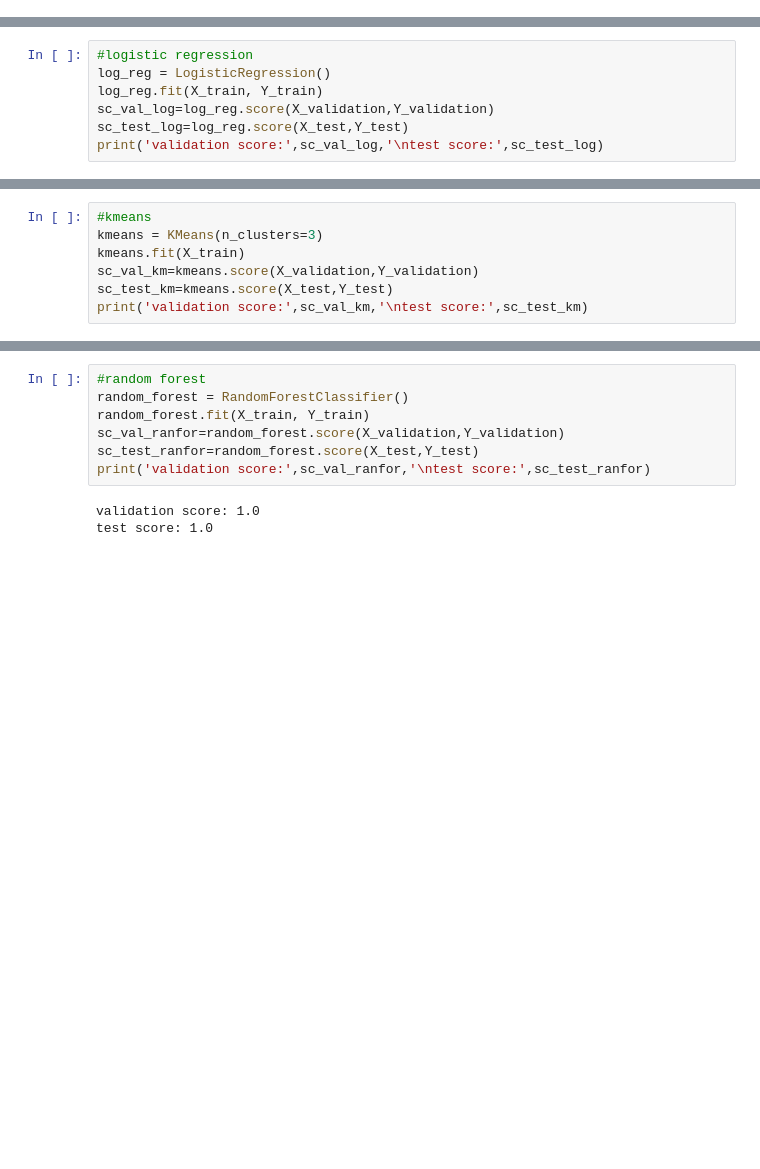
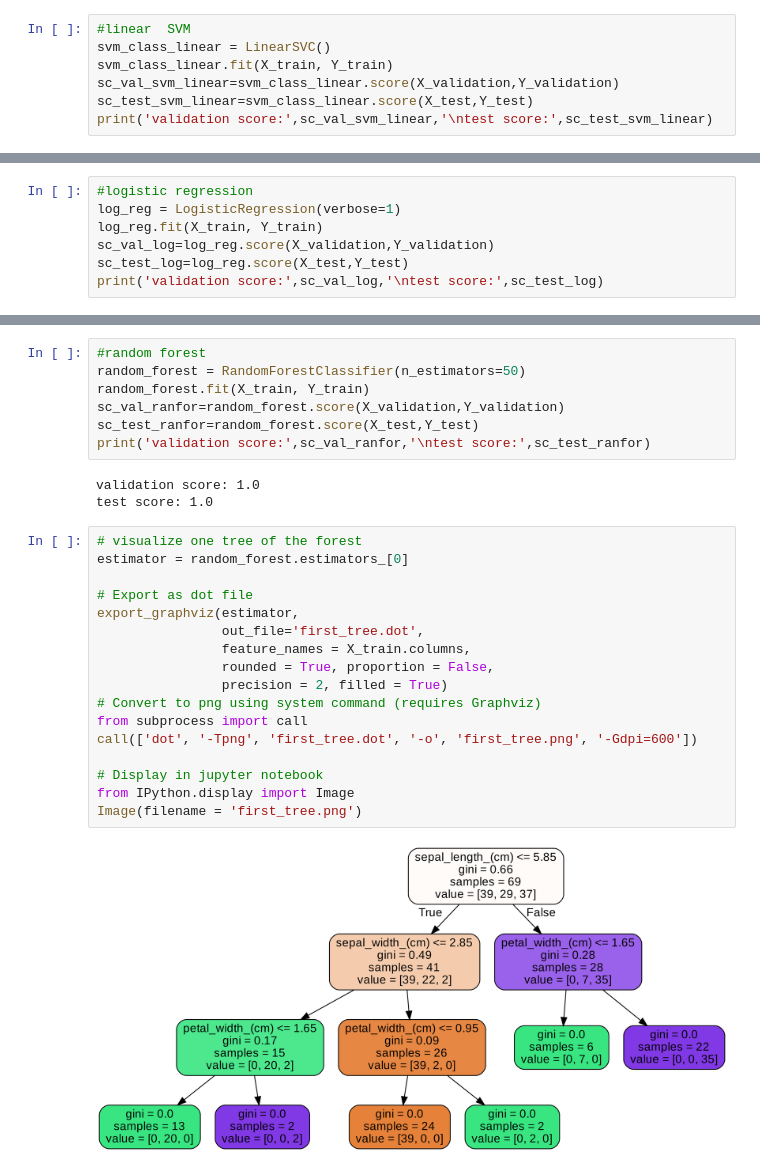
Before and after one commit to mich-00/progetto_esame_AI, a Jupyter notebook: progetto_classificazione_iris.ipynb, the cells around one changed output, grey strips where cells are left out. Drawn from its saved outputs; the diff is of its cells as text; blank space fills up the shorter version.

```diff
--- a/progetto_classificazione_iris.ipynb
+++ b/progetto_classificazione_iris.ipynb
@@ -181,3 +183,10 @@ print('validation score:',sc_val_svm,'\ntest score:',sc_test_svm)
 # %% [output]
 validation score: 1.0
 test score: 1.0
+# %%
+#linear  SVM
+svm_class_linear = LinearSVC()
+svm_class_linear.fit(X_train, Y_train)
+sc_val_svm_linear=svm_class_linear.score(X_validation,Y_validation)
+sc_test_svm_linear=svm_class_linear.score(X_test,Y_test)
+print('validation score:',sc_val_svm_linear,'\ntest score:',sc_test_svm_linear)
@@ -184,6 +196,6 @@ test score: 1.0
 # %%
 #logistic regression
-log_reg = LogisticRegression()
+log_reg = LogisticRegression(verbose=1)
 log_reg.fit(X_train, Y_train)
 sc_val_log=log_reg.score(X_validation,Y_validation)
 sc_test_log=log_reg.score(X_test,Y_test)
@@ -194,7 +207,0 @@ test score: 1.0
-# %%
-#kmeans
-kmeans = KMeans(n_clusters=3)
-kmeans.fit(X_train)
-sc_val_km=kmeans.score(X_validation,Y_validation)
-sc_test_km=kmeans.score(X_test,Y_test)
-print('validation score:',sc_val_km,'\ntest score:',sc_test_km)
@@ -214,6 +275,6 @@ test score: 1.0
 # %%
 #random forest
-random_forest = RandomForestClassifier()
+random_forest = RandomForestClassifier(n_estimators=50)
 random_forest.fit(X_train, Y_train)
 sc_val_ranfor=random_forest.score(X_validation,Y_validation)
 sc_test_ranfor=random_forest.score(X_test,Y_test)
@@ -221,6 +282,25 @@ print('validation score:',sc_val_ranfor,'\ntest score:',sc_test_ranfor)
 # %% [output]
 validation score: 1.0
 test score: 1.0
+# %%
+# visualize one tree of the forest
+estimator = random_forest.estimators_[0]
+
+# Export as dot file
+export_graphviz(estimator,
+                out_file='first_tree.dot',
+                feature_names = X_train.columns,
+                rounded = True, proportion = False,
+                precision = 2, filled = True)
+# Convert to png using system command (requires Graphviz)
+from subprocess import call
+call(['dot', '-Tpng', 'first_tree.dot', '-o', 'first_tree.png', '-Gdpi=600'])
+
+# Display in jupyter notebook
+from IPython.display import Image
+Image(filename = 'first_tree.png')
+# %% [output]
+[figure, added]
 # %%
 #Artificial Neural Network
 model = keras.Sequential([
```
Also changed, not shown: parts of 11 cells of this notebook.
